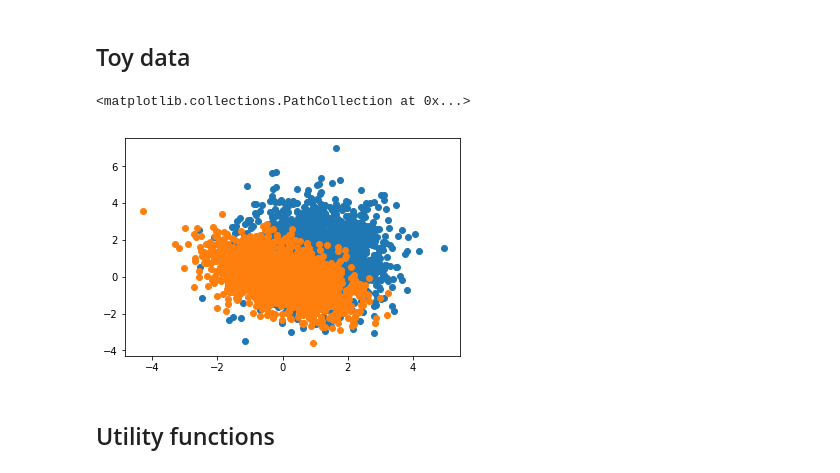
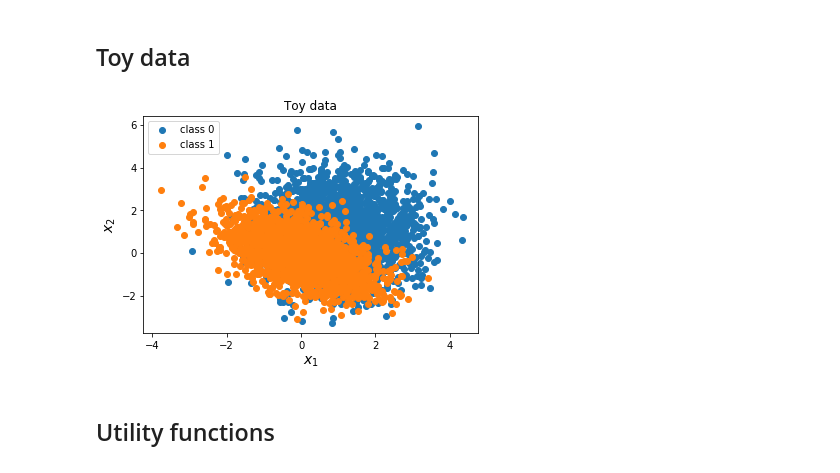
Before and after one commit to yandexdataschool/mlhep2019, a Jupyter notebook: notebooks/day-5/pivot-toy-1.ipynb, the cells around one changed output. Saved outputs shown, nothing was run; the diff lists cells and outputs as text; code cells hidden in the pictures.

```diff
--- a/notebooks/day-5/pivot-toy-1.ipynb
+++ b/notebooks/day-5/pivot-toy-1.ipynb
@@ -73,11 +70,15 @@ def get_data(size = 1024):
 data_train, labels_train, nuisance_train = get_data(size=4 * 1024)
 data_test, labels_test, nuisance_test = get_data(size=128 * 1024)
 # %%
-plt.scatter(data_train[labels_train < 0.5, 0], data_train[labels_train < 0.5, 1])
-plt.scatter(data_train[labels_train > 0.5, 0], data_train[labels_train > 0.5, 1])
+plt.scatter(data_train[labels_train < 0.5, 0], data_train[labels_train < 0.5, 1], label='class 0')
+plt.scatter(data_train[labels_train > 0.5, 0], data_train[labels_train > 0.5, 1], label='class 1')
+plt.xlabel('$x_1$', fontsize=14)
+plt.ylabel('$x_2$', fontsize=14)
+plt.title('Toy data')
+plt.legend()
+plt.show()
 # %% [output]
-<matplotlib.collections.PathCollection at 0x...>
-[figure, old version]
+[figure, new version]
 # %% [markdown]
 ## Utility functions
 # %%
```
Also changed, not shown: parts of 11 cells of this notebook, 5 other files.
